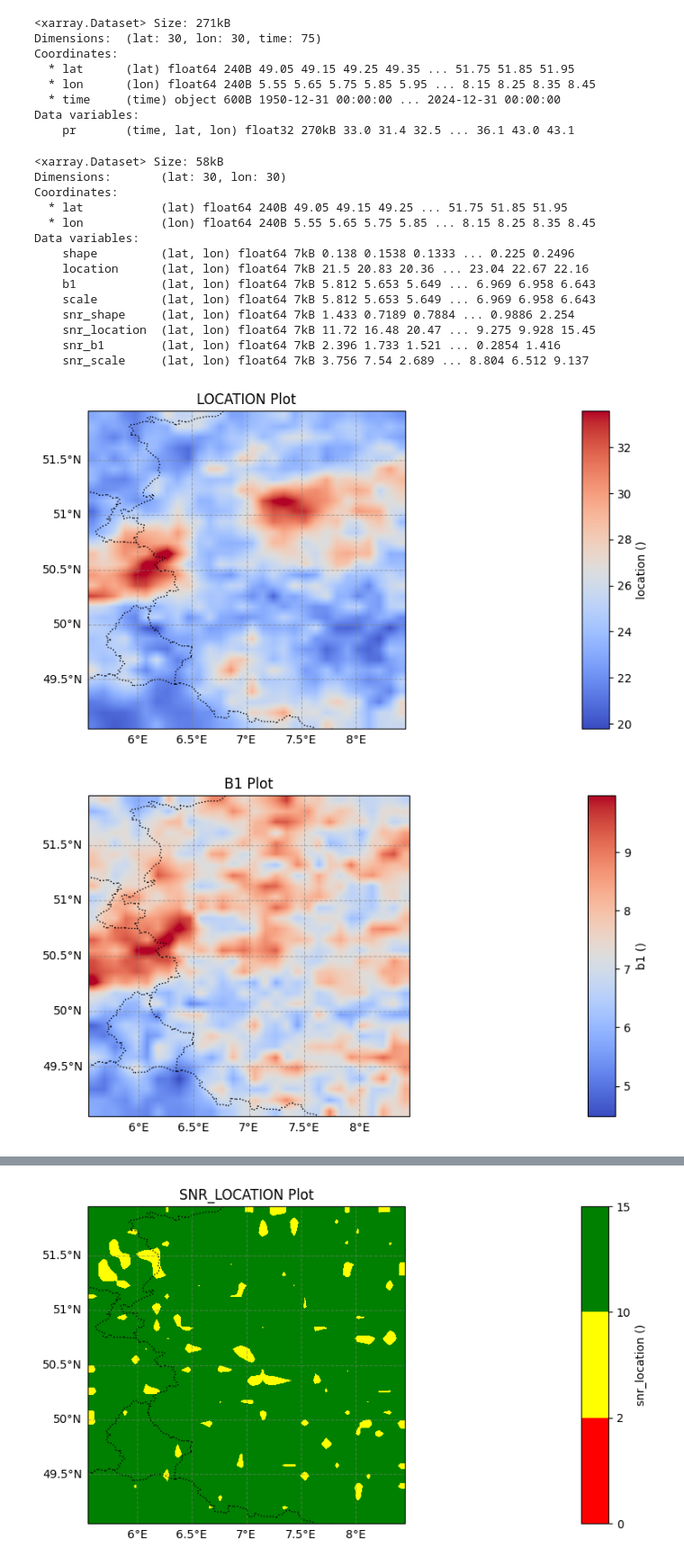
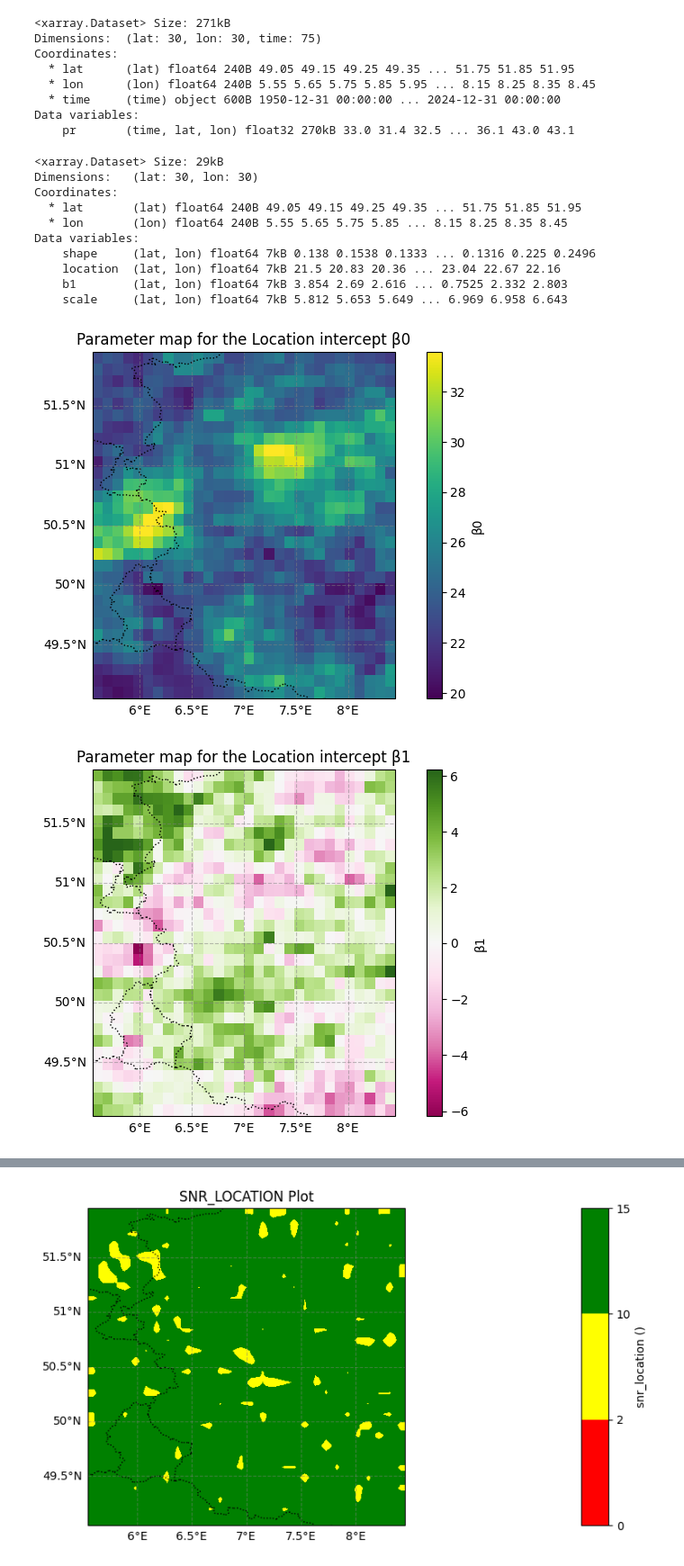
Before and after one commit to RPGSynth/EVT_Univariate, a Jupyter notebook: Exploration/main.ipynb, the cells around one changed output, grey strips where cells are left out. Shown at 90% size. Drawn from its saved outputs; the diff is of its cells as text; code cells hidden in the pictures.

Commit message:
Updated masking functions + started extanding window plot

```diff
--- a/Exploration/main.ipynb
+++ b/Exploration/main.ipynb
@@ -81,6 +76,5 @@ EOBS = pd.read_csv(r"c:\ThesisData\EOBS\Blockmax\blockmax_temp.csv")
 exog = {'scale':EOBS["tempanomalyMean"]}
 #initi_params = np.array([52, 0.1,12,0.1,0.07])
 # Initialize and use EVTModel
-model1 = GEVLikelihood(endog=EOBS["prmax"],exog=exog)
-a = model1.fit()
-a
+#model1 = GEVLikelihood(endog=EOBS["prmax"],exog=exog)
+#a = model1.fit()
@@ -758,10 +940,6 @@ def fit_gev_model(ds, exog={'location':EOBS["tempanomalyMean"]}):
     b1_param = np.full((ds.dims['lat'], ds.dims['lon']), np.nan)
     location_param = np.full((ds.dims['lat'], ds.dims['lon']), np.nan)
     scale_param = np.full((ds.dims['lat'], ds.dims['lon']), np.nan)
-    snr_shape = np.full((ds.dims['lat'], ds.dims['lon']), np.nan)
-    snr_b1 = np.full((ds.dims['lat'], ds.dims['lon']), np.nan)
-    snr_location = np.full((ds.dims['lat'], ds.dims['lon']), np.nan)
-    snr_scale = np.full((ds.dims['lat'], ds.dims['lon']), np.nan)
 
     # Loop over each spatial pixel
     for i, lat in enumerate(ds['lat'].values):
@@ -781,17 +959,6 @@ def fit_gev_model(ds, exog={'location':EOBS["tempanomalyMean"]}):
                 scale_param[i, j] = fit_result.fitted_params[2]
                 shape_param[i, j] = fit_result.fitted_params[3]
 
-                # Compute SNR for each parameter
-                se_params = fit_result.SE()  # Standard errors for all parameters
-                if se_params[0] > 0:  # Avoid division by zero
-                    snr_location[i, j] = location_param[i, j] / se_params[0]
-                if se_params[1] > 0:  # Avoid division by zero
-                    snr_b1[i, j] = b1_param[i, j] / se_params[1]
-                if se_params[2] > 0:
-                    snr_scale[i, j] = scale_param[i, j] / se_params[2]
-                if se_params[3] > 0:
-                    snr_shape[i, j] = shape_param[i, j] / se_params[3]
-
     # Create a Dataset to store the fitted parameters and SNR
     fitted_params_ds = xr.Dataset(
         {
@@ -799,10 +966,6 @@ def fit_gev_model(ds, exog={'location':EOBS["tempanomalyMean"]}):
             'location': (['lat', 'lon'], location_param),
             'b1': (['lat', 'lon'], b1_param),
             'scale': (['lat', 'lon'], scale_param),
-            'snr_shape': (['lat', 'lon'], snr_shape),
-            'snr_location': (['lat', 'lon'], snr_location),
-            'snr_b1': (['lat', 'lon'], snr_b1),
-            'snr_scale': (['lat', 'lon'], snr_scale)
         },
         coords={
             'lat': ds['lat'],
@@ -816,43 +979,40 @@ def fit_gev_model(ds, exog={'location':EOBS["tempanomalyMean"]}):
 EOBS_gev_grid = fit_gev_model(EOBS_blockmax_grid)
 EOBS_gev_grid
 # %% [output]
-<xarray.Dataset> Size: 58kB
-Dimensions:       (lat: 30, lon: 30)
+<xarray.Dataset> Size: 29kB
+Dimensions:   (lat: 30, lon: 30)
 Coordinates:
-  * lat           (lat) float64 240B 49.05 49.15 49.25 ... 51.75 51.85 51.95
-  * lon           (lon) float64 240B 5.55 5.65 5.75 5.85 ... 8.15 8.25 8.35 8.45
+  * lat       (lat) float64 240B 49.05 49.15 49.25 49.35 ... 51.75 51.85 51.95
+  * lon       (lon) float64 240B 5.55 5.65 5.75 5.85 ... 8.15 8.25 8.35 8.45
 Data variables:
-    shape         (lat, lon) float64 7kB 0.138 0.1538 0.1333 ... 0.225 0.2496
-    location      (lat, lon) float64 7kB 21.5 20.83 20.36 ... 23.04 22.67 22.16
-    b1            (lat, lon) float64 7kB 5.812 5.653 5.649 ... 6.969 6.958 6.643
-    scale         (lat, lon) float64 7kB 5.812 5.653 5.649 ... 6.969 6.958 6.643
-    snr_shape     (lat, lon) float64 7kB 1.433 0.7189 0.7884 ... 0.9886 2.254
-    snr_location  (lat, lon) float64 7kB 11.72 16.48 20.47 ... 9.275 9.928 15.45
-    snr_b1        (lat, lon) float64 7kB 2.396 1.733 1.521 ... 0.2854 1.416
-    snr_scale     (lat, lon) float64 7kB 3.756 7.54 2.689 ... 8.804 6.512 9.137
+    shape     (lat, lon) float64 7kB 0.138 0.1538 0.1333 ... 0.1316 0.225 0.2496
+    location  (lat, lon) float64 7kB 21.5 20.83 20.36 ... 23.04 22.67 22.16
+    b1        (lat, lon) float64 7kB 3.854 2.69 2.616 ... 0.7525 2.332 2.803
+    scale     (lat, lon) float64 7kB 5.812 5.653 5.649 ... 6.969 6.958 6.643
 # %%
 global_min = EOBS_gev_grid['location'].min()
 global_max = EOBS_gev_grid['location'].quantile(0.995)
-norm = colors.Normalize(vmin=global_min, vmax=global_max)
-plot_datacube(EOBS_gev_grid,variable='location',cmap='coolwarm',norm=norm,interpolation='bilinear')
+norm = colors.Normalize(vmin=global_min, vmax=global_max)  # Continuous scale normalization
+plot_datacube(EOBS_gev_grid, variable='location', cmap='viridis', norm=norm, title="Parameter map for the Location intercept β0", label="β0")
 
+
+# b1 - Divergent scale around 0, retain 'coolwarm'
 global_min = EOBS_gev_grid['b1'].min()
 global_max = EOBS_gev_grid['b1'].quantile(0.995)
-norm = colors.Normalize(vmin=global_min, vmax=global_max)
-plot_datacube(EOBS_gev_grid,variable='b1',cmap='coolwarm',norm=norm,interpolation='bilinear')
+norm = colors.TwoSlopeNorm(vmin=global_min, vcenter=0, vmax=global_max)  # Diverging around 0
+plot_datacube(EOBS_gev_grid, variable='b1', cmap='PiYG', norm=norm, title="Parameter map for the Location intercept β1", label="β1")
 
+# Scale (sigma) - Continuous scale, use a sequential colormap like 'plasma'
 global_min = EOBS_gev_grid['scale'].min()
 global_max = EOBS_gev_grid['scale'].quantile(0.995)
-norm = colors.Normalize(vmin=global_min, vmax=global_max)
-plot_datacube(EOBS_gev_grid,variable='scale',cmap='coolwarm',norm=norm,interpolation='bilinear')
+norm = colors.Normalize(vmin=global_min, vmax=global_max)  # Continuous scale normalization
+plot_datacube(EOBS_gev_grid, variable='scale', cmap='plasma', norm=norm, title="Parameter map for the constant scale parameter α0 = σ̂", label="σ̂")
 
-# Calculate global min and max values
-global_min = EOBS_gev_grid['shape'].quantile(0.005)
-global_max = EOBS_gev_grid['shape'].quantile(0.995)
-norm = colors.TwoSlopeNorm(vmin=global_min, vcenter=0, vmax=global_max)
-
-# Plotting
-plot_datacube(EOBS_gev_grid, variable='shape', cmap='coolwarm', norm=norm, interpolation='bilinear')
+# Shape (Xi) - Divergent scale around 0, retain 'coolwarm'
+global_min = EOBS_gev_grid['shape'].quantile(0.005)  # Lower bound for shape
+global_max = EOBS_gev_grid['shape'].quantile(0.995)  # Upper bound for shape
+norm = colors.TwoSlopeNorm(vmin=global_min, vcenter=0, vmax=global_max)  # Diverging around 0
+plot_datacube(EOBS_gev_grid, variable='shape', cmap='coolwarm', norm=norm, title="Parameter map for the constant shape parameter γ0 = ξ̂", label="ξ̂")
 # %% [output]
-[figure, old version]
+[figure, new version]
-[figure, old version]
+[figure, new version]
```
Also changed, not shown: parts of 20 cells of this notebook.
